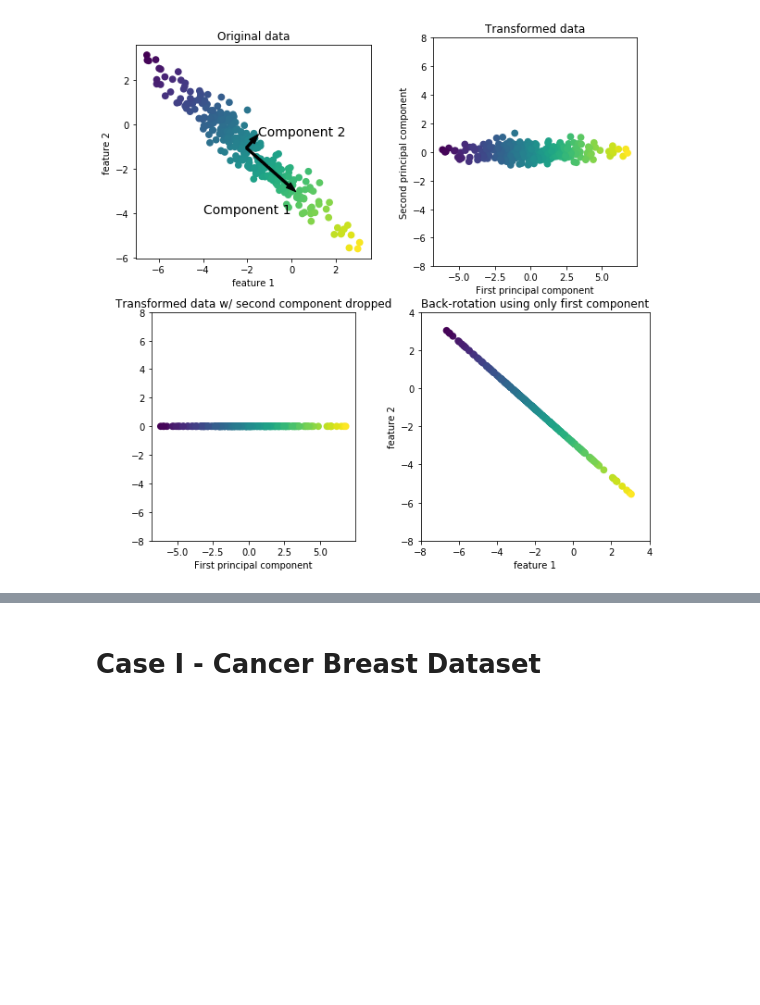
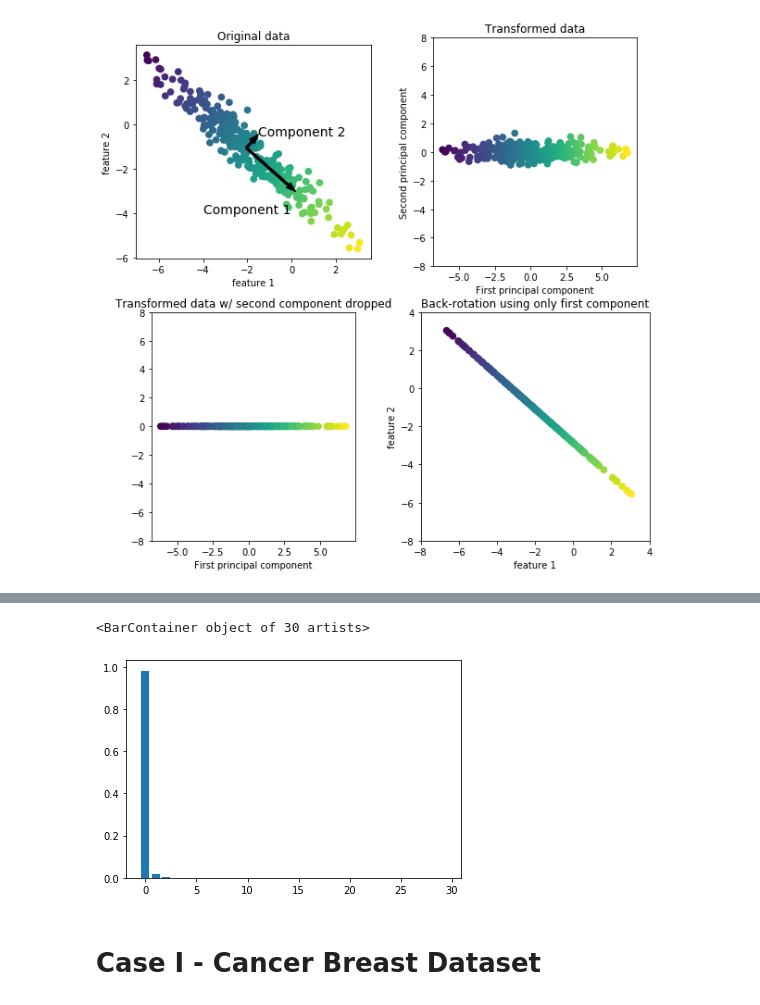
Before and after one commit to FabioMMaia/Machine_Learning, a Jupyter notebook: Unsupervised/Dimensionality Reduction/PCA.ipynb, the cells around one changed output, grey strips where cells are left out. Saved outputs shown, nothing was run; the diff lists cells and outputs as text; code cells hidden in the pictures; blank space fills up the shorter version.

```diff
--- a/Unsupervised/Dimensionality Reduction/PCA.ipynb
+++ b/Unsupervised/Dimensionality Reduction/PCA.ipynb
@@ -28,0 +62,14 @@ mglearn.plots.plot_pca_illustration()
+# %%
+# Splitting training and testing
+from sklearn.model_selection import train_test_split
+from sklearn.datasets import load_breast_cancer
+
+cancer = load_breast_cancer()
+
+X,y = cancer.data, cancer.target
+# %%
+X_norm = X  - X.mean(axis=0)
+
+covmtrx = np.cov(X_norm.T)
+# %%
+values, vectors = eig(covmtrx)
@@ -29,3 +149,8 @@ mglearn.plots.plot_pca_illustration()
+# %%
+plt.bar(np.arange(len(values)),values/values.sum())
+# %% [output]
+<BarContainer object of 30 artists>
+[figure, added]
 # %% [markdown]
 # Case I - Cancer Breast Dataset
 # %%
```
Also changed, not shown: parts of 14 cells of this notebook, 7 other files.
